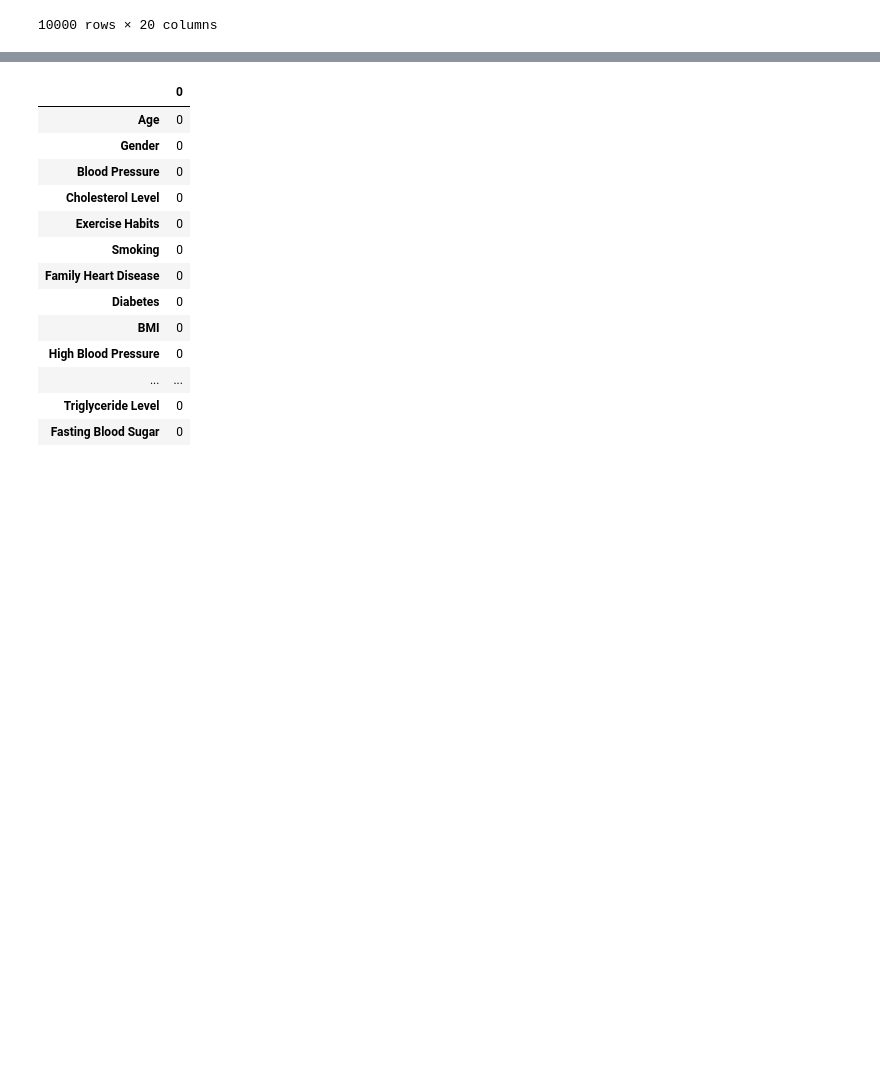
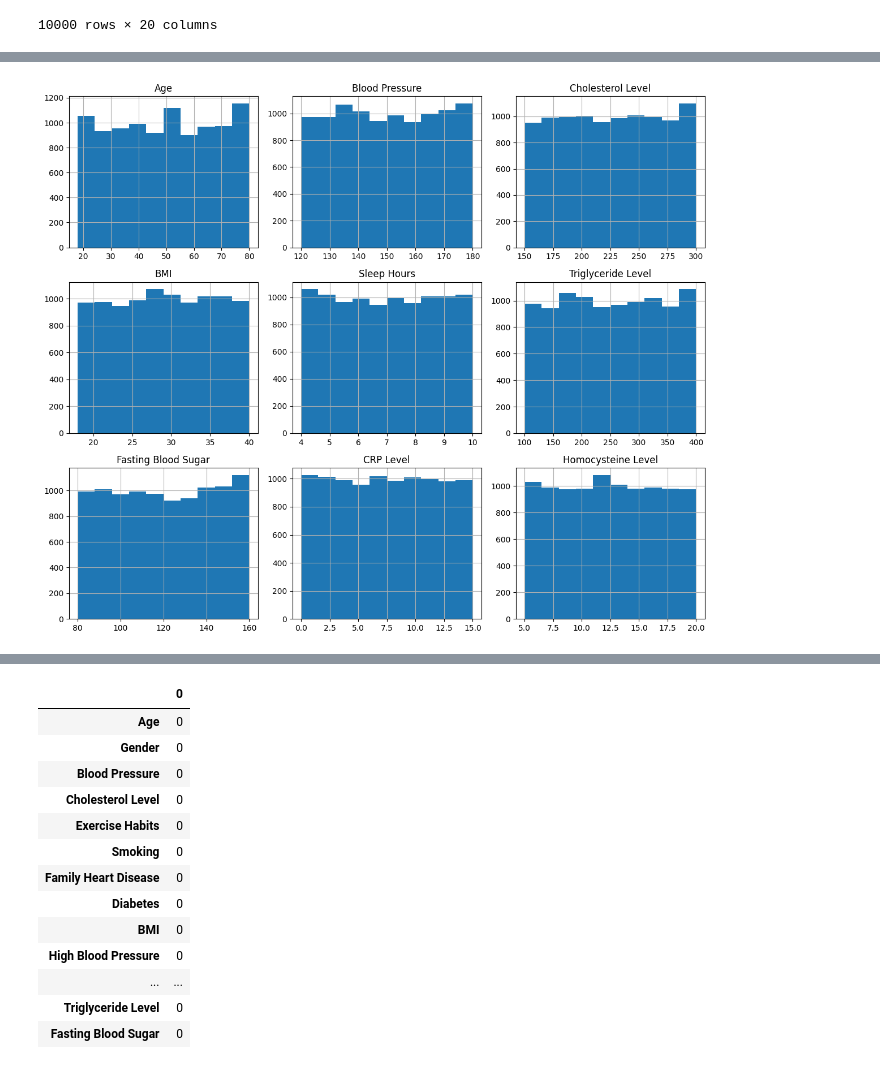
Before and after one commit to joseph2022/Disease-Prediction, a Jupyter notebook: Disease_Prediction.ipynb, the cells around one changed output, grey strips where cells are left out. Saved outputs shown, nothing was run; the diff lists cells and outputs as text; code cells hidden in the pictures; blank space fills up the shorter version.

```diff
--- a/Disease_Prediction.ipynb
+++ b/Disease_Prediction.ipynb
@@ -157,0 +203,6 @@ data.drop('Alcohol Consumption',axis=1)
+# %%
+data.hist(figsize=(12,10))
+plt.tight_layout()
+plt.show()
+# %% [output]
+[figure, added]
```
Also changed, not shown: parts of 12 cells of this notebook.
